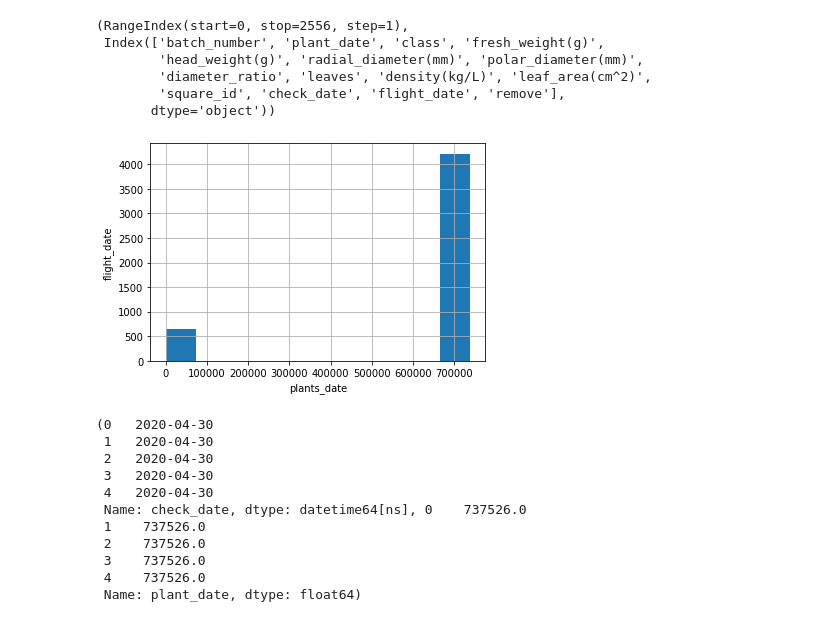
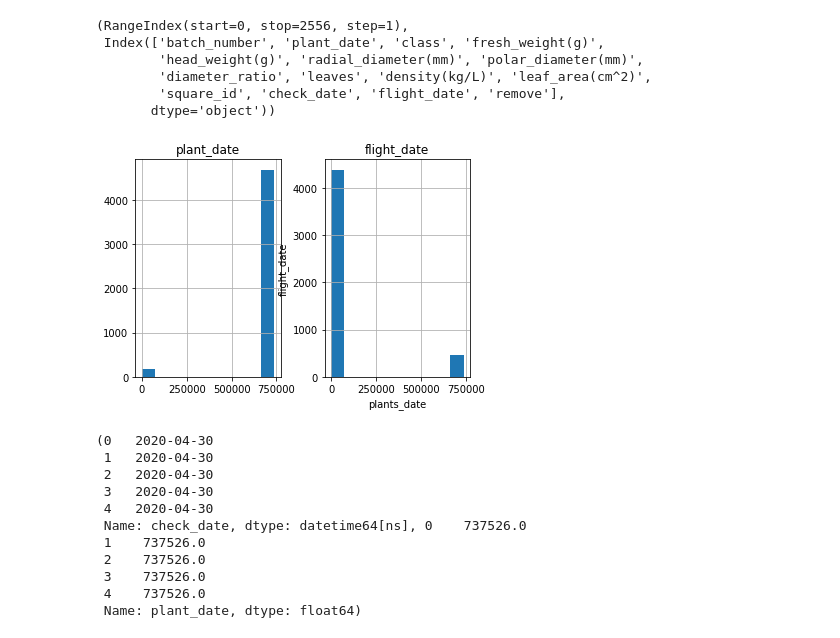
Before and after one commit to cyberanalyst268/Data-Science-and-Decision-Making, a Jupyter notebook: Agrotech-project.ipynb, the cells around one changed output. Drawn from its saved outputs; the diff is of its cells as text; code cells hidden in the pictures.

```diff
--- a/Agrotech-project.ipynb
+++ b/Agrotech-project.ipynb
@@ -134,13 +134,14 @@ fy = plants['flight_date'] = pd.to_datetime(plants['flight_date'])
 fy = plants['flight_date']=plants['flight_date'].map(dt.datetime.toordinal)
 # %%
 #Correlation between plant date and flight date
-days_to_check = pX - fy
+days_to_checkf = [pX,fy]
+days_to_check = pd.concat(days_to_checkf,axis=1)
 _ = days_to_check.hist()
 plt.xlabel('plants_date')
 plt.ylabel('flight_date')
 plt.savefig('corrplantflight.jpeg')
 # %% [output]
-[figure, old version]
+[figure, new version]
 # %%
 # Merge Plants and Weather Datasets
 frames =[plants,weather]
```
Also changed, not shown: parts of 5 cells of this notebook.
